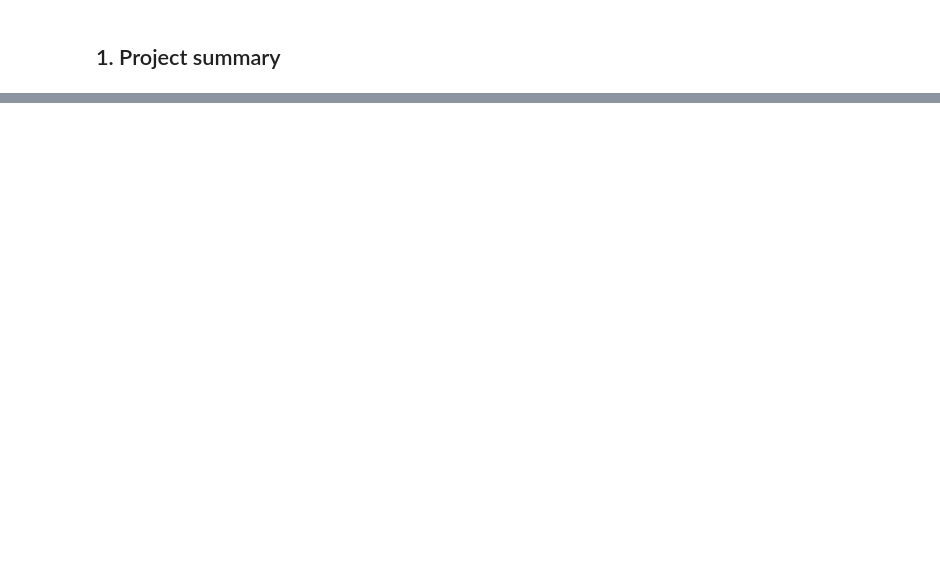
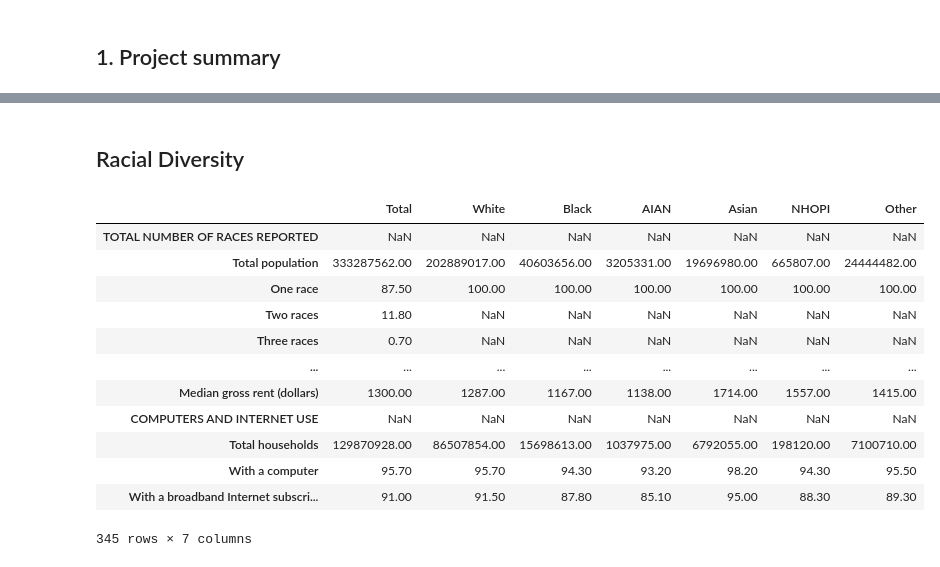
Before and after one commit to kellyle404/Risk_analysis_tech_stocks, a Jupyter notebook: US_cost_and_healthcare.ipynb, the cells around one changed output, grey strips where cells are left out. Saved outputs shown, nothing was run; the diff lists cells and outputs as text; code cells hidden in the pictures; blank space fills up the shorter version.

```diff
--- a/US_cost_and_healthcare.ipynb
+++ b/US_cost_and_healthcare.ipynb
@@ -14,18 +16,12 @@ import matplotlib.pyplot as plt
 import warnings
 warnings.filterwarnings("ignore")
 
-# Set style for seaborn plots
-sns.set_style('dark')
-sns.color_palette("viridis", as_cmap=True)
-sns.set()
-sns.set_context('talk')
-np.set_printoptions(threshold=20, precision=2, suppress=True)
-pd.set_option('display.max_rows', 30)
-pd.set_option('display.max_columns', None)
-pd.set_option('display.precision', 2)
-
 # Stop scientific notation for pandas
 pd.set_option('display.float_format', '{:.2f}'.format)
+
+# Formatting
+colors = ["#0076A8", "#62B5E5", "#00A3E0", "#0097A9", "#C4D600", "#43B02A", "#86BC25", "#046A38", "#2C5234"]
+my_palette = sns.color_palette(colors)
 # %%
 data = pd.read_csv('NHIS_Adult_Summary_Health_Statistics_20240121.csv')
 data
@@ -33,0 +42,30 @@ FileNotFoundError: [Errno 2] No such file or directory: 'NHIS_Adult_Summary_Heal
+# %% [markdown]
+## Racial Diversity
+# %%
+# Load and clean demographic data
+demographics = (
+    pd.read_csv('2022 American Community Survey 1-Year Estimates.csv', header=1, index_col=[0])
+    .replace({",": "", "%": "", "(X)": np.nan}, regex = True)
+    .iloc[1:, :]
+    .astype(float)
+)
+
+# Rename columns
+demographics.columns = demographics.columns.str.replace(' alone', '').str.replace('Some Other Race', 'Other race')
+demographics.columns = ['Total', 'White', 'Black', 'AIAN', 'Asian', 'NHOPI', 'Other']
+
+demographics
+# %% [output]
+|  | Total | White | Black | AIAN | Asian | NHOPI | Other |
+| TOTAL NUMBER OF RACES REPORTED | NaN | NaN | NaN | NaN | NaN | NaN | NaN |
+| Total population | 333287562.00 | 202889017.00 | 40603656.00 | 3205331.00 | 19696980.00 | 665807.00 | 24444482.00 |
+| One race | 87.50 | 100.00 | 100.00 | 100.00 | 100.00 | 100.00 | 100.00 |
+| Two races | 11.80 | NaN | NaN | NaN | NaN | NaN | NaN |
+| Three races | 0.70 | NaN | NaN | NaN | NaN | NaN | NaN |
+| ... | ... | ... | ... | ... | ... | ... | ... |
+| Median gross rent (dollars) | 1300.00 | 1287.00 | 1167.00 | 1138.00 | 1714.00 | 1557.00 | 1415.00 |
+| COMPUTERS AND INTERNET USE | NaN | NaN | NaN | NaN | NaN | NaN | NaN |
+| Total households | 129870928.00 | 86507854.00 | 15698613.00 | 1037975.00 | 6792055.00 | 198120.00 | 7100710.00 |
+| With a computer | 95.70 | 95.70 | 94.30 | 93.20 | 98.20 | 94.30 | 95.50 |
+| With a broadband Internet subscri... | 91.00 | 91.50 | 87.80 | 85.10 | 95.00 | 88.30 | 89.30 |
+345 rows × 7 columns
```
Also changed, not shown: parts of 10 cells of this notebook, 1 other file.
